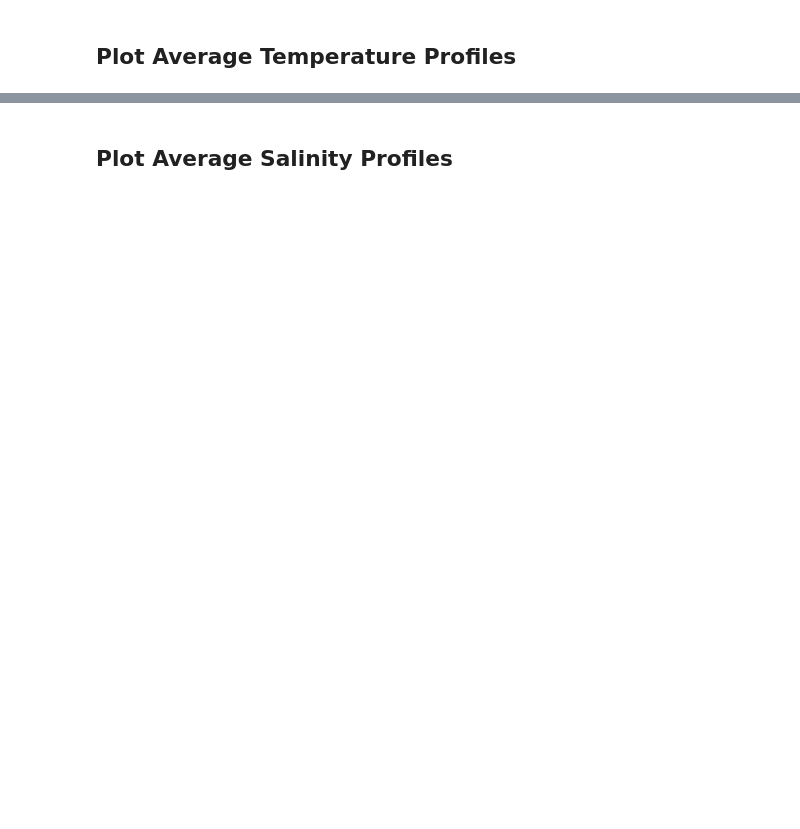
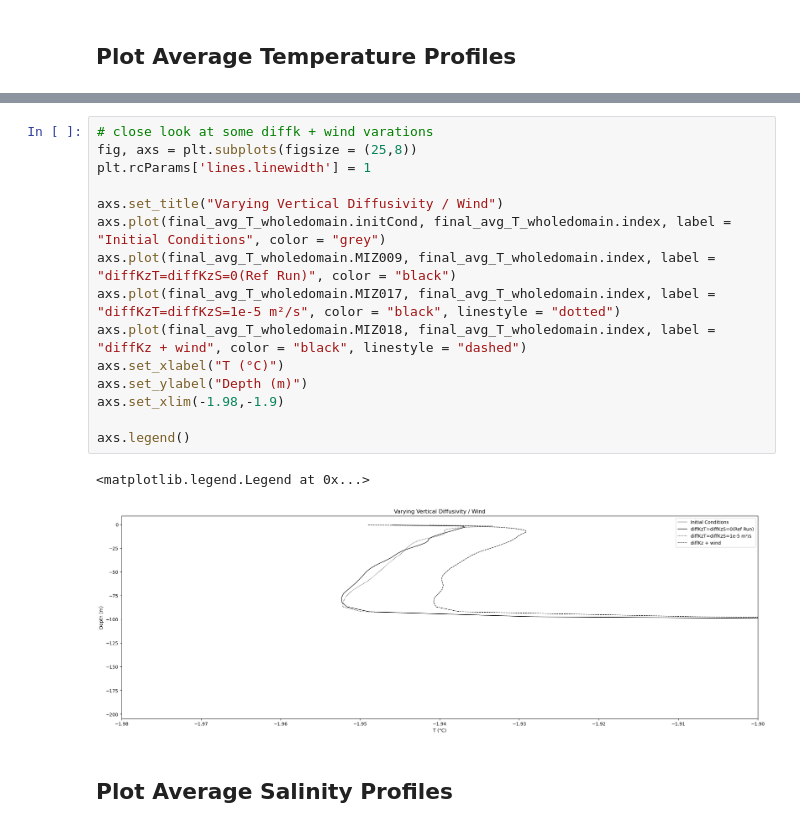
Before and after one commit to marlene-schramm/MSc_data_analysis, a Jupyter notebook: model_output/Compare_T_S_N2.ipynb, the cells around one changed output, grey strips where cells are left out. Cells and saved outputs as stored; diff of their text form; blank space fills up the shorter version.

```diff
--- a/model_output/Compare_T_S_N2.ipynb
+++ b/model_output/Compare_T_S_N2.ipynb
@@ -163,3 +215,21 @@ Text(0.5, 0.98, 'Final Average Temperature Profile after 48h\n\nOver Whole Domai
+# %%
+# close look at some diffk + wind varations
+fig, axs = plt.subplots(figsize = (25,8))
+plt.rcParams['lines.linewidth'] = 1
+
+axs.set_title("Varying Vertical Diffusivity / Wind")
+axs.plot(final_avg_T_wholedomain.initCond, final_avg_T_wholedomain.index, label = "Initial Conditions", color = "grey")
+axs.plot(final_avg_T_wholedomain.MIZ009, final_avg_T_wholedomain.index, label = "diffKzT=diffKzS=0(Ref Run)", color = "black")
+axs.plot(final_avg_T_wholedomain.MIZ017, final_avg_T_wholedomain.index, label = "diffKzT=diffKzS=1e-5 m²/s", color = "black", linestyle = "dotted")
+axs.plot(final_avg_T_wholedomain.MIZ018, final_avg_T_wholedomain.index, label = "diffKz + wind", color = "black", linestyle = "dashed")
+axs.set_xlabel("T (°C)")
+axs.set_ylabel("Depth (m)")
+axs.set_xlim(-1.98,-1.9)
+
+axs.legend()
+# %% [output]
+<matplotlib.legend.Legend at 0x...>
+[figure, added]
 # %% [markdown]
 ## Plot Average Salinity Profiles
 # %%
```
Also changed, not shown: parts of 7 cells of this notebook.
